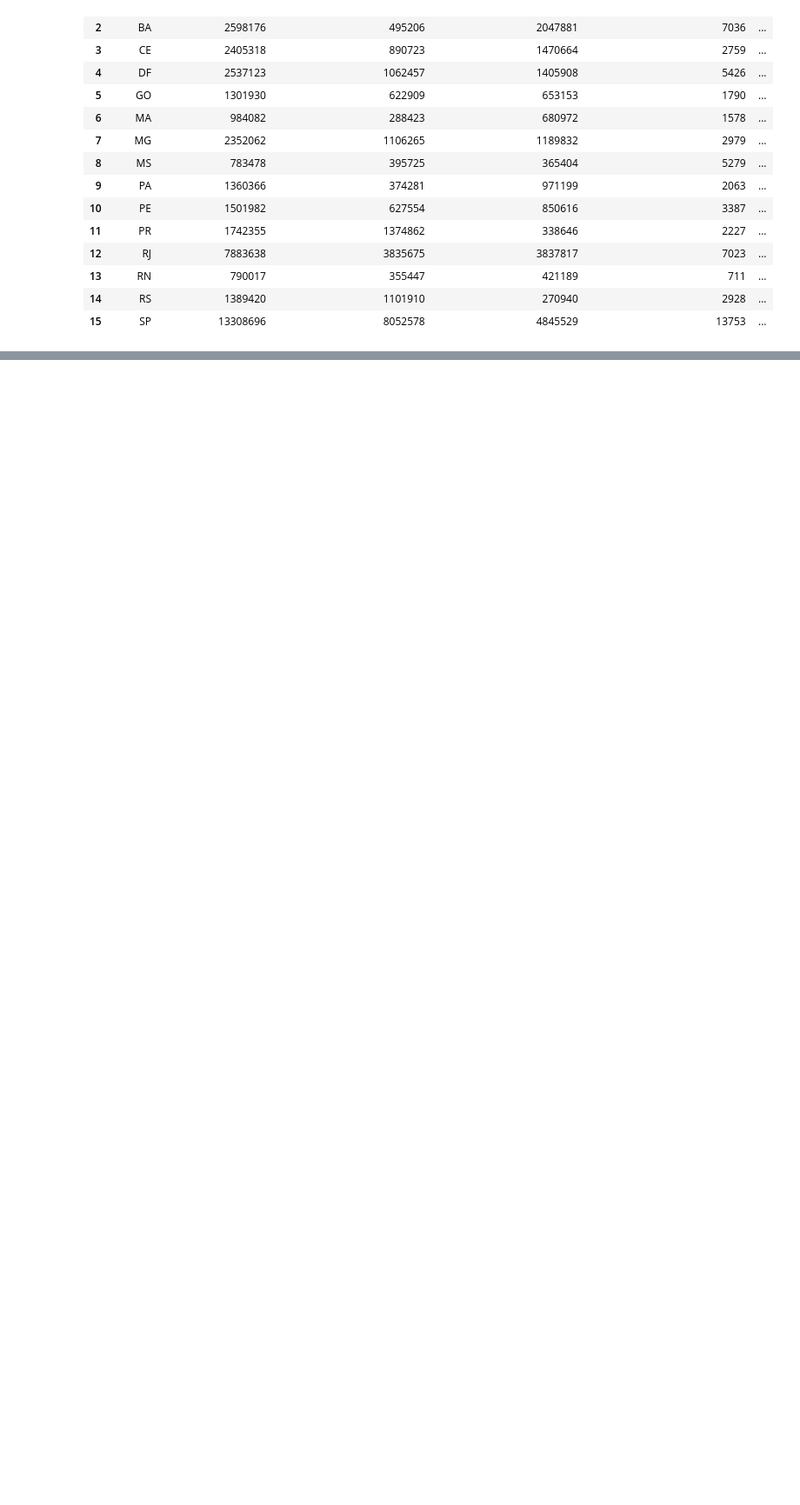
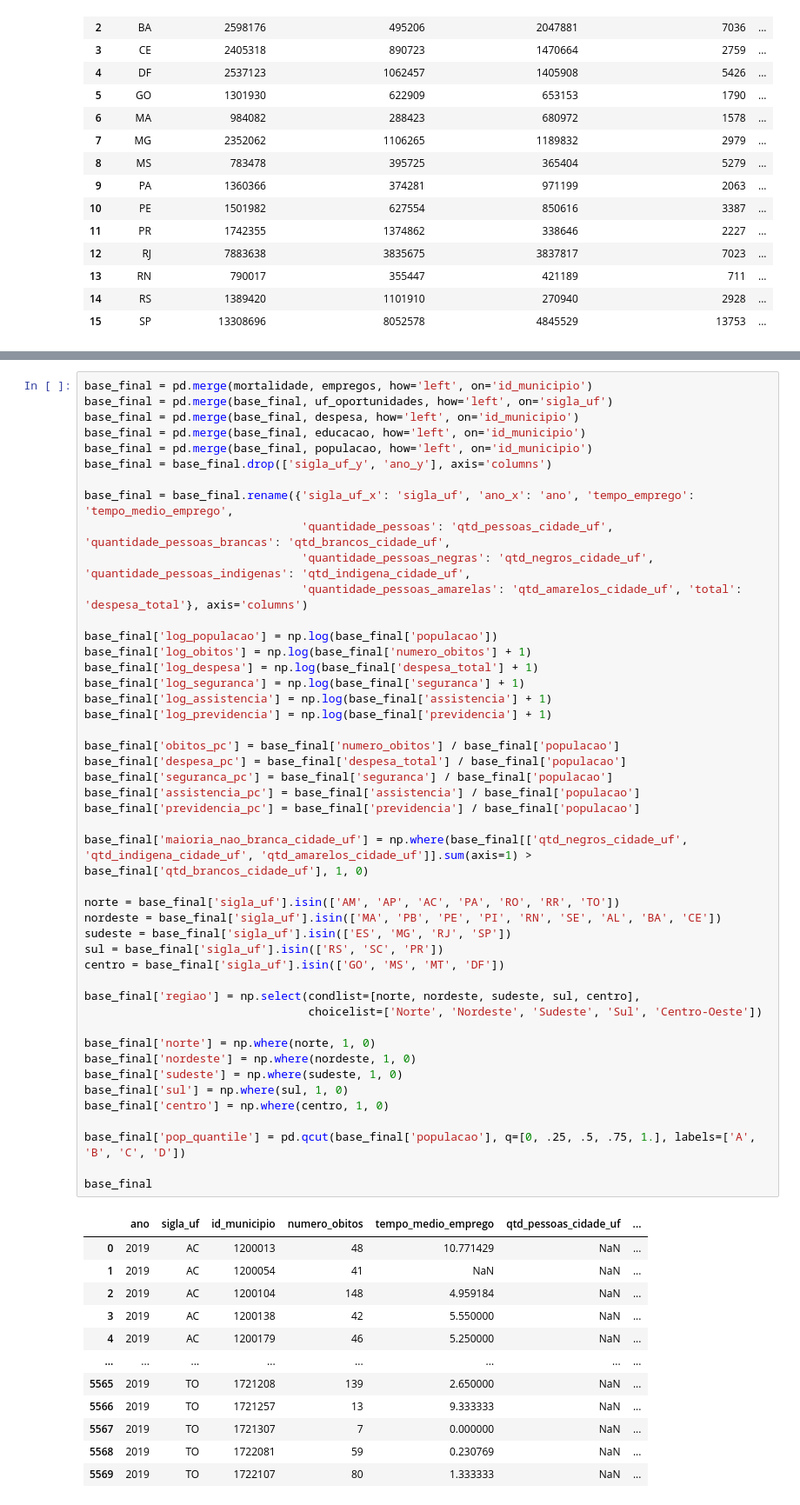
Before and after one commit to baldoinov/econometria-i, a Jupyter notebook: trab_final_dados.ipynb, the cells around one changed output, grey strips where cells are left out. Shown at 87% size. Saved outputs shown, nothing was run; the diff lists cells and outputs as text; blank space fills up the shorter version.

```diff
--- a/trab_final_dados.ipynb
+++ b/trab_final_dados.ipynb
@@ -276,0 +255,59 @@ base_final
+# %%
+base_final = pd.merge(mortalidade, empregos, how='left', on='id_municipio')
+base_final = pd.merge(base_final, uf_oportunidades, how='left', on='sigla_uf')
+base_final = pd.merge(base_final, despesa, how='left', on='id_municipio')
+base_final = pd.merge(base_final, educacao, how='left', on='id_municipio')
+base_final = pd.merge(base_final, populacao, how='left', on='id_municipio')
+base_final = base_final.drop(['sigla_uf_y', 'ano_y'], axis='columns')
+
+base_final = base_final.rename({'sigla_uf_x': 'sigla_uf', 'ano_x': 'ano', 'tempo_emprego': 'tempo_medio_emprego',
+                                'quantidade_pessoas': 'qtd_pessoas_cidade_uf', 'quantidade_pessoas_brancas': 'qtd_brancos_cidade_uf',
+                                'quantidade_pessoas_negras': 'qtd_negros_cidade_uf', 'quantidade_pessoas_indigenas': 'qtd_indigena_cidade_uf',
+                                'quantidade_pessoas_amarelas': 'qtd_amarelos_cidade_uf', 'total': 'despesa_total'}, axis='columns')
+
+base_final['log_populacao'] = np.log(base_final['populacao'])
+base_final['log_obitos'] = np.log(base_final['numero_obitos'] + 1)
+base_final['log_despesa'] = np.log(base_final['despesa_total'] + 1)
+base_final['log_seguranca'] = np.log(base_final['seguranca'] + 1)
+base_final['log_assistencia'] = np.log(base_final['assistencia'] + 1)
+base_final['log_previdencia'] = np.log(base_final['previdencia'] + 1)
+
+base_final['obitos_pc'] = base_final['numero_obitos'] / base_final['populacao']
+base_final['despesa_pc'] = base_final['despesa_total'] / base_final['populacao']
+base_final['seguranca_pc'] = base_final['seguranca'] / base_final['populacao']
+base_final['assistencia_pc'] = base_final['assistencia'] / base_final['populacao']
+base_final['previdencia_pc'] = base_final['previdencia'] / base_final['populacao']
+
+base_final['maioria_nao_branca_cidade_uf'] = np.where(base_final[['qtd_negros_cidade_uf', 'qtd_indigena_cidade_uf', 'qtd_amarelos_cidade_uf']].sum(axis=1) > base_final['qtd_brancos_cidade_uf'], 1, 0)
+
+norte = base_final['sigla_uf'].isin(['AM', 'AP', 'AC', 'PA', 'RO', 'RR', 'TO'])
+nordeste = base_final['sigla_uf'].isin(['MA', 'PB', 'PE', 'PI', 'RN', 'SE', 'AL', 'BA', 'CE'])
+sudeste = base_final['sigla_uf'].isin(['ES', 'MG', 'RJ', 'SP'])
+sul = base_final['sigla_uf'].isin(['RS', 'SC', 'PR'])
+centro = base_final['sigla_uf'].isin(['GO', 'MS', 'MT', 'DF'])
+
+base_final['regiao'] = np.select(condlist=[norte, nordeste, sudeste, sul, centro],
+                                 choicelist=['Norte', 'Nordeste', 'Sudeste', 'Sul', 'Centro-Oeste'])
+
+base_final['norte'] = np.where(norte, 1, 0)
+base_final['nordeste'] = np.where(nordeste, 1, 0)
+base_final['sudeste'] = np.where(sudeste, 1, 0)
+base_final['sul'] = np.where(sul, 1, 0)
+base_final['centro'] = np.where(centro, 1, 0)
+
+base_final['pop_quantile'] = pd.qcut(base_final['populacao'], q=[0, .25, .5, .75, 1.], labels=['A', 'B', 'C', 'D'])
+
+base_final
+# %% [output]
+|  | ano | sigla_uf | id_municipio | numero_obitos | tempo_medio_emprego | qtd_pessoas_cidade_uf | ... |
+| 0 | 2019 | AC | 1200013 | 48 | 10.771429 | NaN | ... |
+| 1 | 2019 | AC | 1200054 | 41 | NaN | NaN | ... |
+| 2 | 2019 | AC | 1200104 | 148 | 4.959184 | NaN | ... |
+| 3 | 2019 | AC | 1200138 | 42 | 5.550000 | NaN | ... |
+| 4 | 2019 | AC | 1200179 | 46 | 5.250000 | NaN | ... |
+| ... | ... | ... | ... | ... | ... | ... | ... |
+| 5565 | 2019 | TO | 1721208 | 139 | 2.650000 | NaN | ... |
+| 5566 | 2019 | TO | 1721257 | 13 | 9.333333 | NaN | ... |
+| 5567 | 2019 | TO | 1721307 | 7 | 0.000000 | NaN | ... |
+| 5568 | 2019 | TO | 1722081 | 59 | 0.230769 | NaN | ... |
+| 5569 | 2019 | TO | 1722107 | 80 | 1.333333 | NaN | ... |
```
Also changed, not shown: parts of 3 cells of this notebook, 8 other files.
